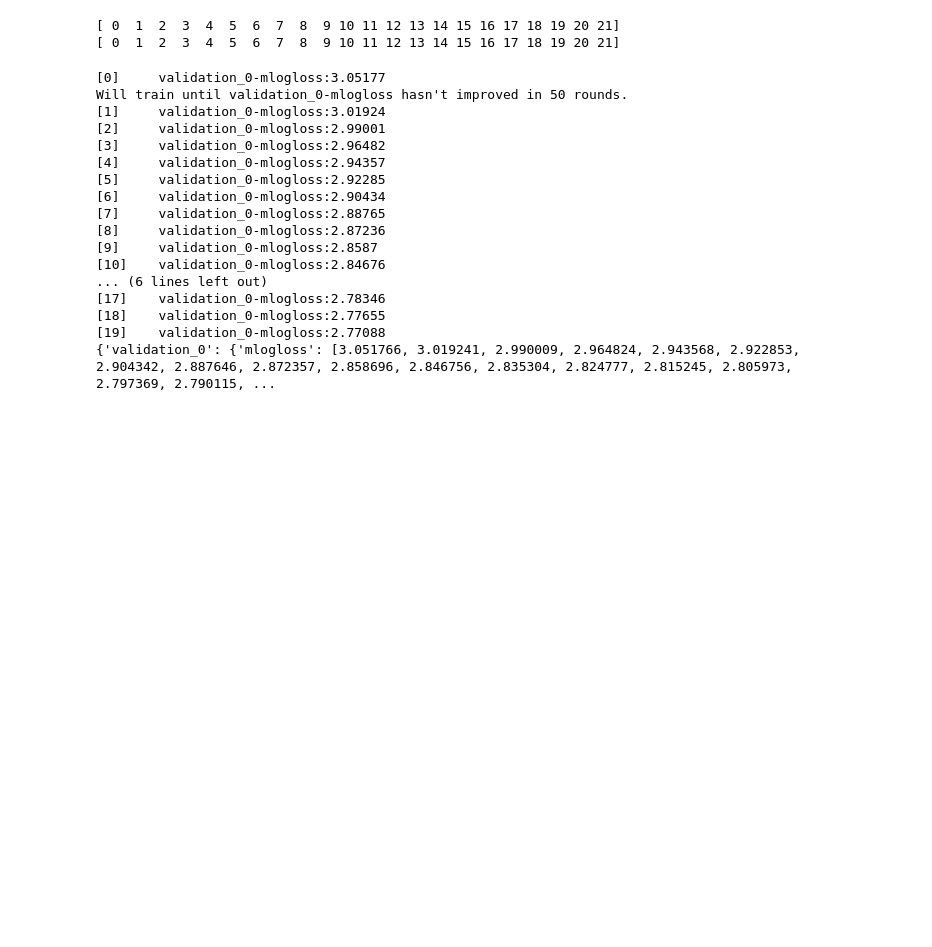
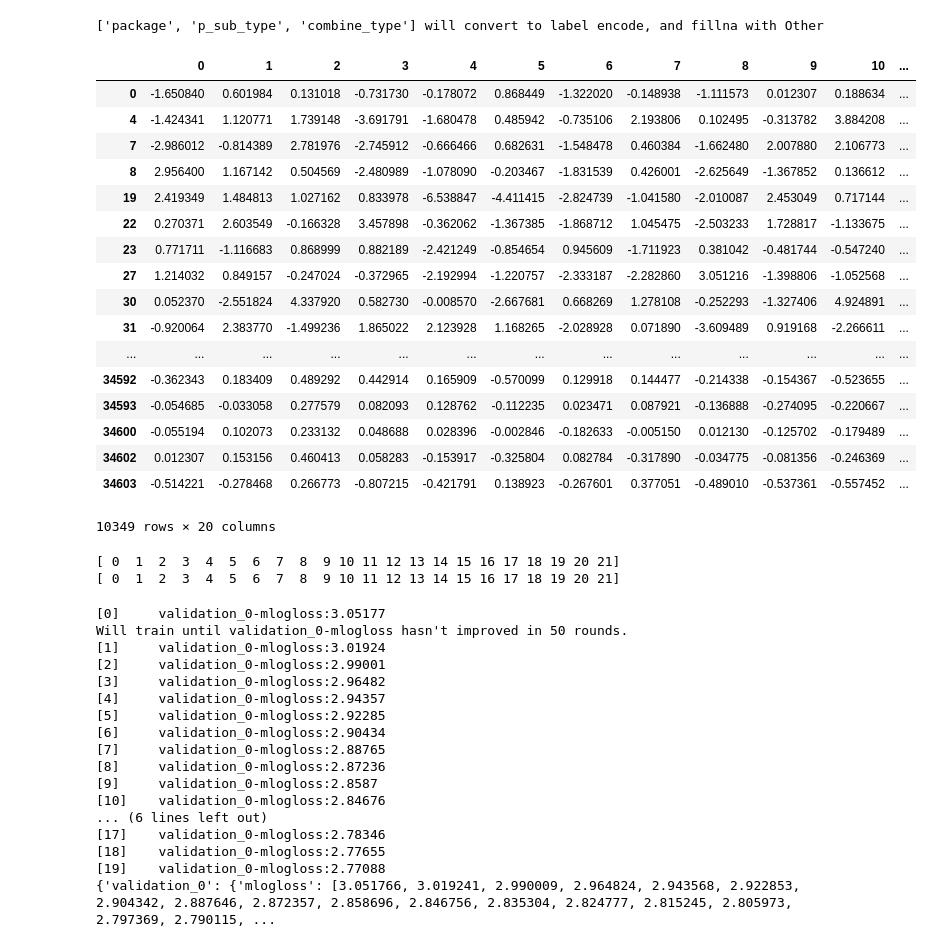
Before and after one commit to Flyfoxs/tinymind_sex_age, a Jupyter notebook: analysis.ipynb, the cells around one changed output. Saved outputs shown, nothing was run; the diff lists cells and outputs as text; code cells hidden in the pictures; blank space fills up the shorter version.

```diff
--- a/analysis.ipynb
+++ b/analysis.ipynb
@@ -17,16 +17,5 @@ from tiny.lda import *
 from  tiny.util import *
 
 
-#args = locals()
-feature_label = get_stable_feature('0924')
-
-train = feature_label[feature_label['sex'].notnull()]
-test = feature_label[feature_label['sex'].isnull()]
-
-X = train.drop(['sex', 'age', 'sex_age', 'device'], axis=1)[:10000]
-Y = train['sex_age'][:10000]
-Y_CAT = pd.Categorical(Y)
-
-
-Y
+model = get_dict()
 # %% [output]
@@ -57,0 +31,25 @@ X_train, X_test, y_train, y_test = train_test_split(X, Y_CAT.codes, test_size=0.
+# %%
+
+def get_data():
+
+    model = get_dict(False)
+    df = pd.DataFrame(index=list(model.wv.vocab.keys()), data=model[model.wv.vocab])
+    df.index.name = 'package'
+
+    df = df.reset_index()
+
+    df['check'] = df.package.apply(lambda val: len(val))
+
+    df = extend_pkg_label(df)
+    df.sort_values('check', ascending=False)
+    df = convert_label_encode(df, ['p_type'])
+
+    train = df[df.p_type != 'Unknown']
+    test = df[df.p_type == 'Unknown']
+    return train, test
+
+train, test = get_data()
+X = train.iloc[:, 1:21]
+y = train['p_sub_type']
+X
+# %% [output]
@@ -58,3 +68,22 @@ X_train, X_test, y_train, y_test = train_test_split(X, Y_CAT.codes, test_size=0.
+['package', 'p_sub_type', 'combine_type'] will convert to label encode, and fillna with Other
+|  | 0 | 1 | 2 | 3 | 4 | 5 | 6 | 7 | 8 | 9 | 10 | ... |
+| 0 | -1.650840 | 0.601984 | 0.131018 | -0.731730 | -0.178072 | 0.868449 | -1.322020 | -0.148938 | -1.111573 | 0.012307 | 0.188634 | ... |
+| 4 | -1.424341 | 1.120771 | 1.739148 | -3.691791 | -1.680478 | 0.485942 | -0.735106 | 2.193806 | 0.102495 | -0.313782 | 3.884208 | ... |
+| 7 | -2.986012 | -0.814389 | 2.781976 | -2.745912 | -0.666466 | 0.682631 | -1.548478 | 0.460384 | -1.662480 | 2.007880 | 2.106773 | ... |
+| 8 | 2.956400 | 1.167142 | 0.504569 | -2.480989 | -1.078090 | -0.203467 | -1.831539 | 0.426001 | -2.625649 | -1.367852 | 0.136612 | ... |
+| 19 | 2.419349 | 1.484813 | 1.027162 | 0.833978 | -6.538847 | -4.411415 | -2.824739 | -1.041580 | -2.010087 | 2.453049 | 0.717144 | ... |
+| 22 | 0.270371 | 2.603549 | -0.166328 | 3.457898 | -0.362062 | -1.367385 | -1.868712 | 1.045475 | -2.503233 | 1.728817 | -1.133675 | ... |
+| 23 | 0.771711 | -1.116683 | 0.868999 | 0.882189 | -2.421249 | -0.854654 | 0.945609 | -1.711923 | 0.381042 | -0.481744 | -0.547240 | ... |
+| 27 | 1.214032 | 0.849157 | -0.247024 | -0.372965 | -2.192994 | -1.220757 | -2.333187 | -2.282860 | 3.051216 | -1.398806 | -1.052568 | ... |
+| 30 | 0.052370 | -2.551824 | 4.337920 | 0.582730 | -0.008570 | -2.667681 | 0.668269 | 1.278108 | -0.252293 | -1.327406 | 4.924891 | ... |
+| 31 | -0.920064 | 2.383770 | -1.499236 | 1.865022 | 2.123928 | 1.168265 | -2.028928 | 0.071890 | -3.609489 | 0.919168 | -2.266611 | ... |
+| ... | ... | ... | ... | ... | ... | ... | ... | ... | ... | ... | ... | ... |
+| 34592 | -0.362343 | 0.183409 | 0.489292 | 0.442914 | 0.165909 | -0.570099 | 0.129918 | 0.144477 | -0.214338 | -0.154367 | -0.523655 | ... |
+| 34593 | -0.054685 | -0.033058 | 0.277579 | 0.082093 | 0.128762 | -0.112235 | 0.023471 | 0.087921 | -0.136888 | -0.274095 | -0.220667 | ... |
+| 34600 | -0.055194 | 0.102073 | 0.233132 | 0.048688 | 0.028396 | -0.002846 | -0.182633 | -0.005150 | 0.012130 | -0.125702 | -0.179489 | ... |
+| 34602 | 0.012307 | 0.153156 | 0.460413 | 0.058283 | -0.153917 | -0.325804 | 0.082784 | -0.317890 | -0.034775 | -0.081356 | -0.246369 | ... |
+| 34603 | -0.514221 | -0.278468 | 0.266773 | -0.807215 | -0.421791 | 0.138923 | -0.267601 | 0.377051 | -0.489010 | -0.537361 | -0.557452 | ... |
+10349 rows × 20 columns
 # %%
 print( np.unique(y_train) )
 print( np.unique(y_test) )
```
Also changed, not shown: parts of 3 cells of this notebook, 8 other files.
